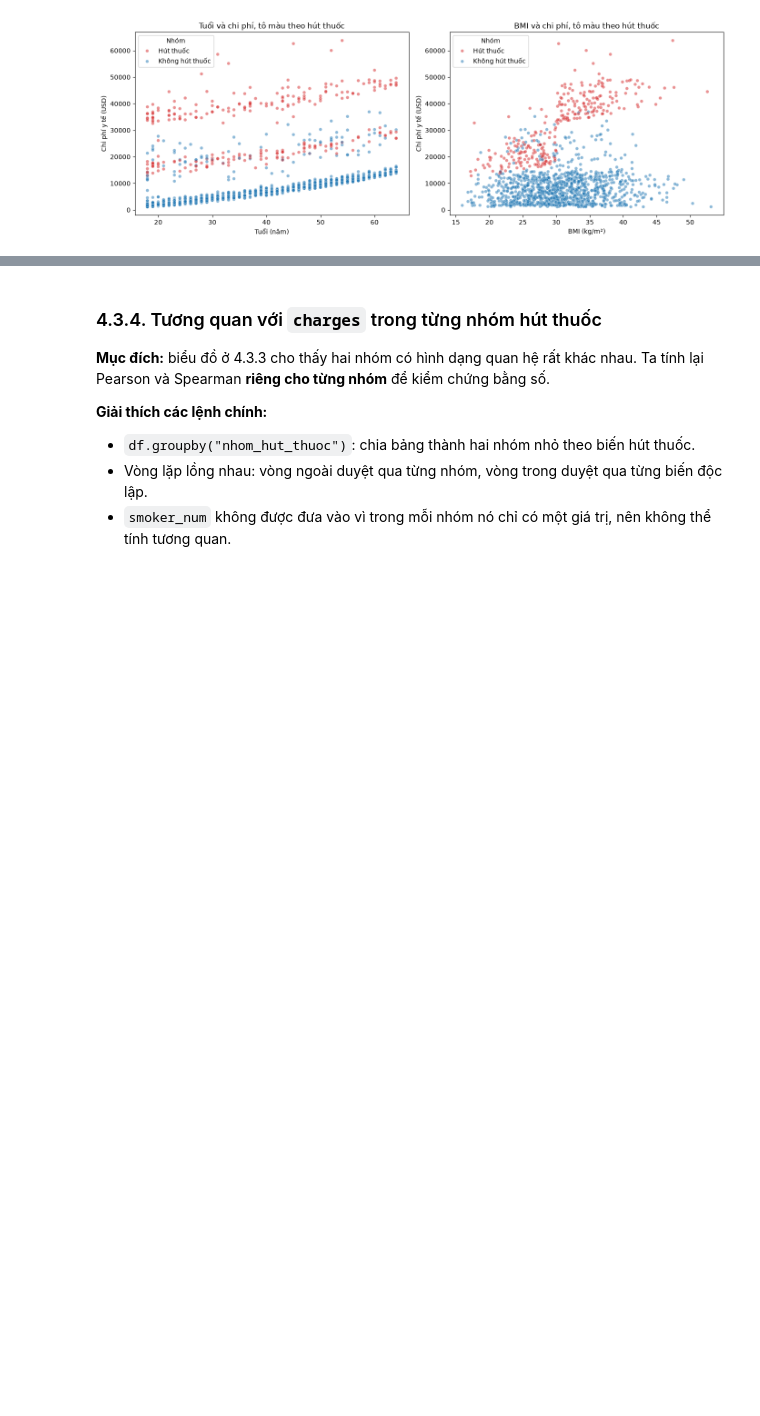
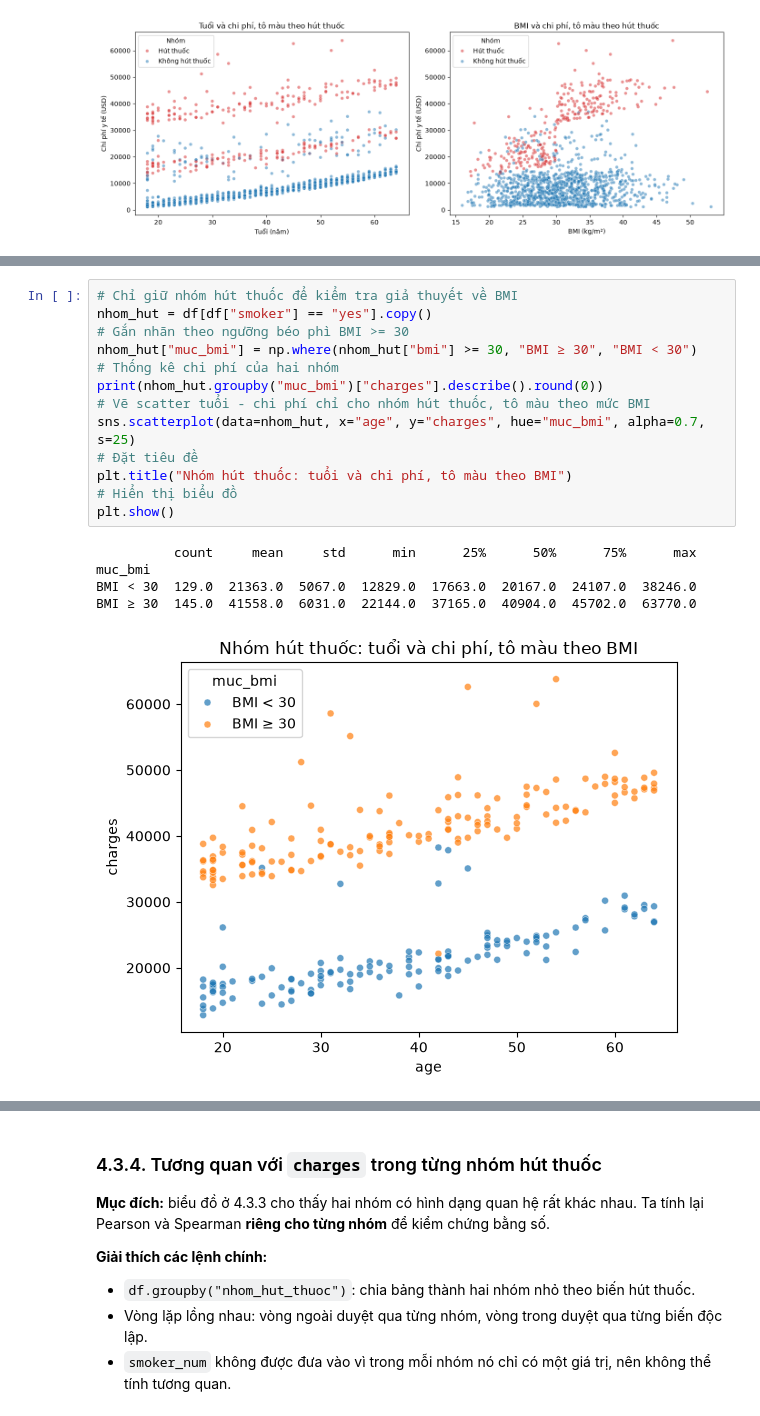
Before and after one commit to Narwhal1412/Data-Analysis-And-Visualization-Final, a Jupyter notebook: giaViet/524H0075.ipynb, the cells around one changed output, grey strips where cells are left out. Saved outputs shown, nothing was run; the diff lists cells and outputs as text; blank space fills up the shorter version.

```diff
--- a/giaViet/524H0075.ipynb
+++ b/giaViet/524H0075.ipynb
@@ -690,0 +721,19 @@ plt.show()
+# %%
+# Chỉ giữ nhóm hút thuốc để kiểm tra giả thuyết về BMI
+nhom_hut = df[df["smoker"] == "yes"].copy()
+# Gắn nhãn theo ngưỡng béo phì BMI >= 30
+nhom_hut["muc_bmi"] = np.where(nhom_hut["bmi"] >= 30, "BMI ≥ 30", "BMI < 30")
+# Thống kê chi phí của hai nhóm
+print(nhom_hut.groupby("muc_bmi")["charges"].describe().round(0))
+# Vẽ scatter tuổi - chi phí chỉ cho nhóm hút thuốc, tô màu theo mức BMI
+sns.scatterplot(data=nhom_hut, x="age", y="charges", hue="muc_bmi", alpha=0.7, s=25)
+# Đặt tiêu đề
+plt.title("Nhóm hút thuốc: tuổi và chi phí, tô màu theo BMI")
+# Hiển thị biểu đồ
+plt.show()
+# %% [output]
+          count     mean     std      min      25%      50%      75%      max
+muc_bmi
+BMI < 30  129.0  21363.0  5067.0  12829.0  17663.0  20167.0  24107.0  38246.0
+BMI ≥ 30  145.0  41558.0  6031.0  22144.0  37165.0  40904.0  45702.0  63770.0
+[figure, added]
```
Also changed, not shown: parts of 9 cells of this notebook.
